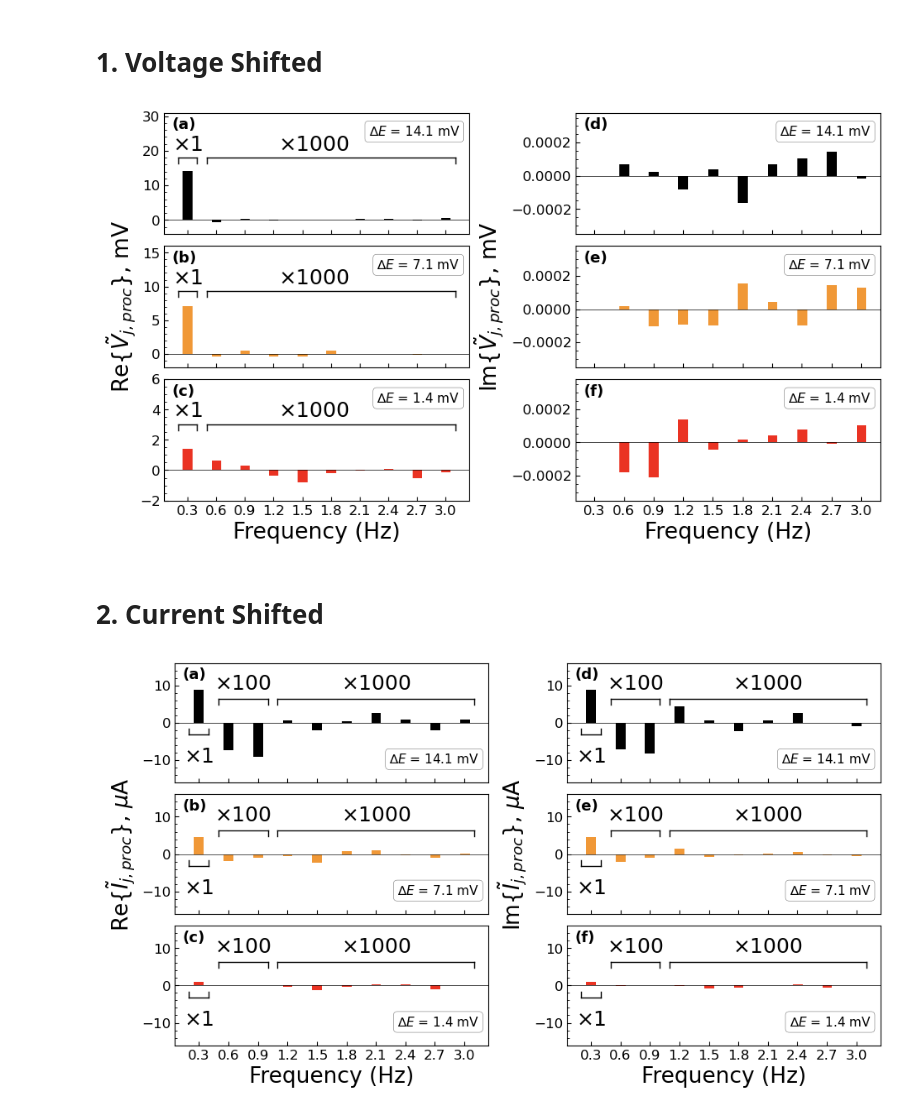
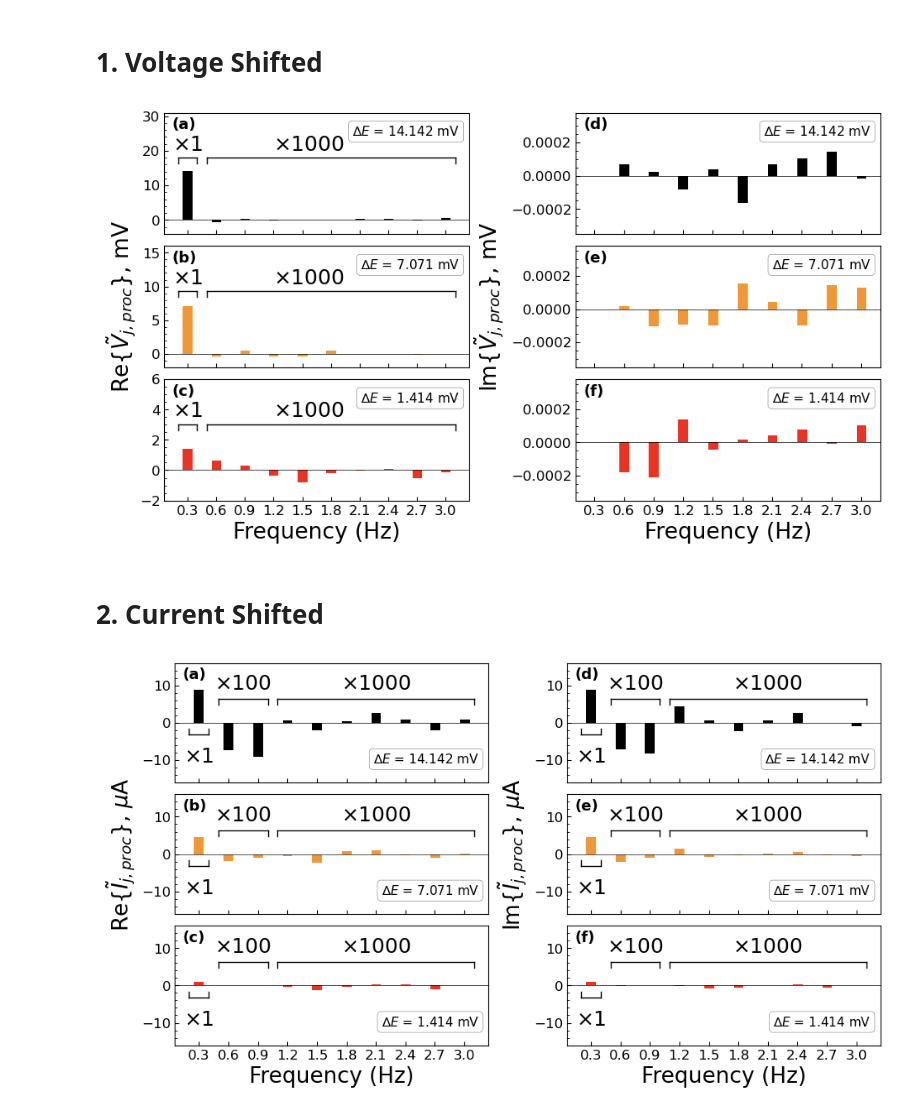
Before and after one commit to lauren8040/NLEIS-Ferri-Ferrocyanide-Modelling, a Jupyter notebook: jupyter/Figures/Signal Analysis/Signal_Analysis_Plot.ipynb, the cells around one changed output. Drawn from its saved outputs; the diff is of its cells as text; code cells hidden in the pictures.

```diff
--- a/jupyter/Figures/Signal Analysis/Signal_Analysis_Plot.ipynb
+++ b/jupyter/Figures/Signal Analysis/Signal_Analysis_Plot.ipynb
@@ -196,7 +196,7 @@ bar_width = 0.1
 frequencies = df_Vreal['Frequency (Hz)']
 colors = [(234, 51, 35), (240, 152, 55), (0, 0, 0)]
 colors = [tuple(c / 255 for c in color) for color in colors]
-labels = [rf"$∆E$ = {round(10*np.sqrt(2),1)} mV", rf"$∆E$ = {round(5*np.sqrt(2),1)} mV", rf"$∆E$ = {round(1*np.sqrt(2),1)} mV"]
+labels = [rf"$∆E$ = {round(10*np.sqrt(2),3)} mV", rf"$∆E$ = {round(5*np.sqrt(2),3)} mV", rf"$∆E$ = {round(1*np.sqrt(2),3)} mV"]
 cols = ["10mV", "5mV", "1mV"]
 subplot_labels = ['(a)', '(d)', '(b)', '(e)', '(c)', '(f)']
 y_lims_min = [-4, -2, -2]
@@ -239,35 +239,35 @@ for i in range(3):
                 horizontalalignment='right',
                 bbox=dict(boxstyle='round',
                           facecolor='white',
                           edgecolor=gray_rgb,
                           linewidth=0.4))
 
         # Brackets under x-axis (only on Real side)
         if j == 0:
             overhang = 0.05
             x1_start, x1_end = 0.15 + overhang, 0.45 - overhang
             x2_start, x2_end = 0.45 + overhang, 3.15 - overhang
             x1_mid = (x1_start + x1_end) / 2
             x2_mid = (x2_start + x2_end) / 2
             add_bracket(ax, x1_start, x1_end, 0.63, 0.05)
             add_bracket(ax, x2_start, x2_end, 0.63, 0.05)
             ax.text(x1_mid, 0.82, r'$\times 1$', transform=ax.get_xaxis_transform(),
                     fontsize=mult_fontsize, verticalalignment='top', horizontalalignment='center')
-            ax.text(x2_mid*0.9, 0.82, rf'$\times {mult_reals[i]}$', transform=ax.get_xaxis_transform(),
+            ax.text(x2_mid*0.87, 0.82, rf'$\times {mult_reals[i]}$', transform=ax.get_xaxis_transform(),
                     fontsize=mult_fontsize, verticalalignment='top', horizontalalignment='center')
 
         count += 1
 
 # X-axis label and ticks (bottom row only)
 for j in [0, 1]:
     axs[2, j].set_xlabel('Frequency (Hz)', fontsize=fontsize)
     axs[2, j].set_xticks([0.3, 0.6, 0.9, 1.2, 1.5, 1.8, 2.1, 2.4, 2.7, 3.0])
 
 #Show/Save Figure
 plt.savefig("S2_Processed_Voltage_Signal_Analysis.png", dpi=500, bbox_inches='tight', pad_inches=0.1)
 plt.show()
 # %% [output]
-[figure, old version]
+[figure, new version]
 # %% [markdown]
 # 2. Current Shifted
 # %%
@@ -284,7 +284,7 @@ bar_width = 0.1
 frequencies = df_Vreal['Frequency (Hz)']
 colors = [(234, 51, 35), (240, 152, 55), (0, 0, 0)]
 colors = [tuple(c / 255 for c in color) for color in colors]
-labels = [rf"$∆E$ = {round(10*np.sqrt(2),1)} mV", rf"$∆E$ = {round(5*np.sqrt(2),1)} mV", rf"$∆E$ = {round(1*np.sqrt(2),1)} mV"]
+labels = [rf"$∆E$ = {round(10*np.sqrt(2),3)} mV", rf"$∆E$ = {round(5*np.sqrt(2),3)} mV", rf"$∆E$ = {round(1*np.sqrt(2),3)} mV"]
 cols = ["10mV","5mV","1mV"]
 subplot_labels = ['(a)', '(d)', '(b)', '(e)', '(c)', '(f)']
 mult = 100
@@ -361,4 +361,4 @@ axs[2, 1].set_xticks(xticks)
 plt.savefig("Figure2_Processed_Current_Signal_Analysis.png", dpi=500, bbox_inches='tight', pad_inches=0.1)
 plt.show()
 # %% [output]
-[figure, old version]
+[figure, new version]
```
Also changed, not shown: parts of 2 cells of this notebook, 13 other files.
